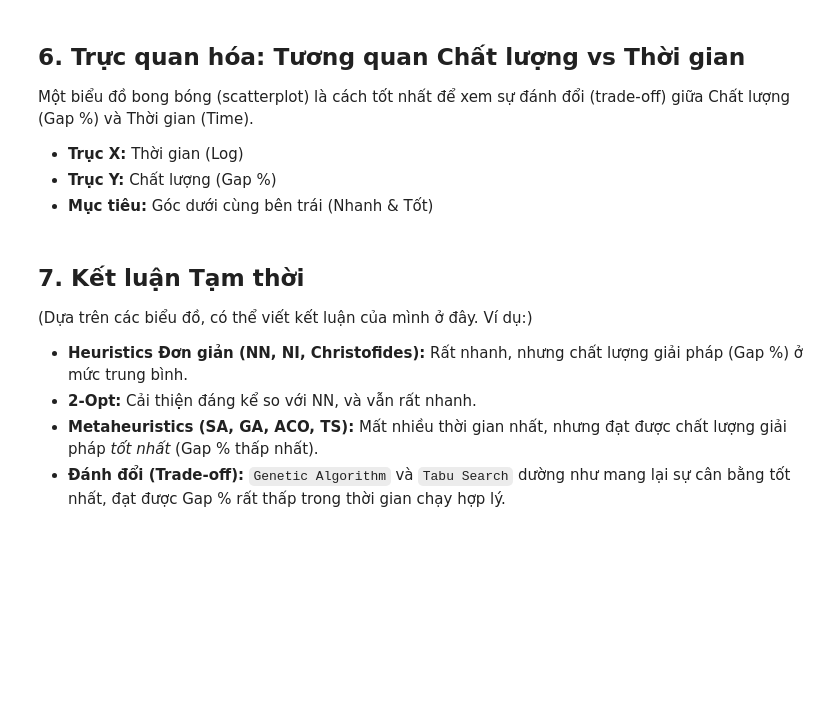
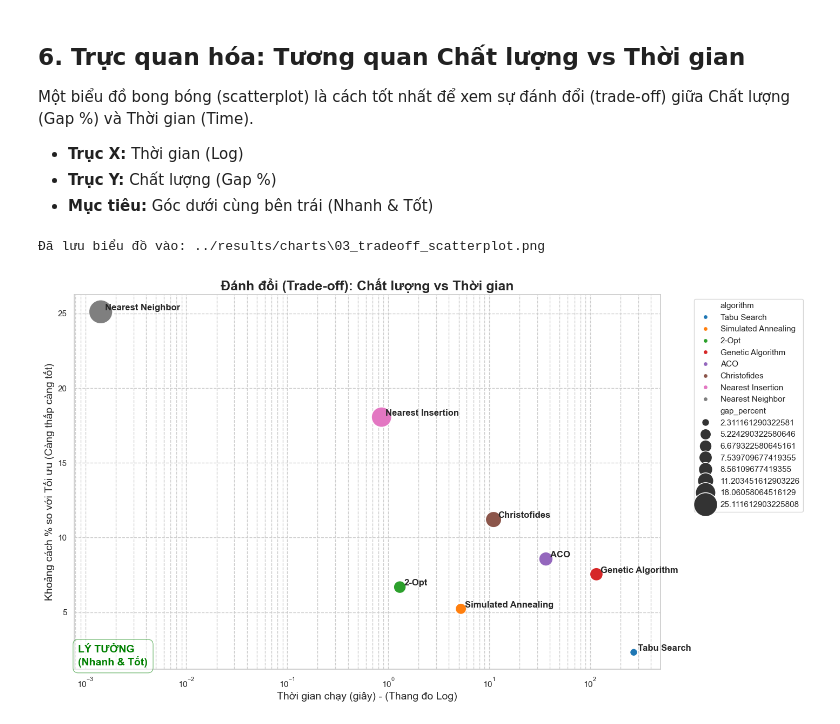
Before and after one commit to bush-le/tsp-algorithm-analysis, a Jupyter notebook: notebooks/04_analysis.ipynb, the cells around one changed output. Saved outputs shown, nothing was run; the diff lists cells and outputs as text; code cells hidden in the pictures; blank space fills up the shorter version.

Commit message:
final result

```diff
--- a/notebooks/04_analysis.ipynb
+++ b/notebooks/04_analysis.ipynb
@@ -180,64 +226,60 @@ Một biểu đồ bong bóng (scatterplot) là cách tốt nhất để xem s
 * **Mục tiêu:** Góc dưới cùng bên trái (Nhanh & Tốt)
 # %%
 if not df_benchmark.empty:
+    # df_bench_agg là kết quả groupby, chứa 'gap_percent' và 'time_sec'
     data_to_plot_tradeoff = df_bench_agg.reset_index()
 
     plt.figure(figsize=(14, 9))
 
     # Vẽ biểu đồ scatterplot với kích thước bong bóng
     ax_tradeoff = sns.scatterplot(
-        x='time',
+        # --- Sửa lỗi 1: x='time' -> 'time_sec' ---
+        x='time_sec',
         y='gap_percent',
-        hue='algorithm', # Màu sắc cho mỗi thuật toán
-        size='gap_percent', # Kích thước bong bóng (tùy chọn)
-        sizes=(100, 1000), # Phạm vi kích thước
+        hue='algorithm',
+        size='gap_percent',
+        sizes=(100, 1000),
         legend='full',
         data=data_to_plot_tradeoff,
         palette='tab10'
     )
 
     # Đặt trục X sang thang đo Log
     ax_tradeoff.set_xscale('log')
 
-    ax_tradeoff.set_title('Đánh đổi (Trade-off): Chất lượng vs Thời gian (Vấn đề N > 50)', fontsize=18, fontweight='bold')
+    ax_tradeoff.set_title('Đánh đổi (Trade-off): Chất lượng vs Thời gian', fontsize=18, fontweight='bold')
     ax_tradeoff.set_xlabel('Thời gian chạy (giây) - (Thang đo Log)', fontsize=14)
     ax_tradeoff.set_ylabel('Khoảng cách % so với Tối ưu (Càng thấp càng tốt)', fontsize=14)
 
     # Thêm nhãn cho từng điểm
     for i, row in data_to_plot_tradeoff.iterrows():
-        plt.text(row['time'] * 1.1, # Vị trí x
-                 row['gap_percent'] + 0.1, # Vị trí y
-                 row['algorithm'], # Nhãn
+        # --- Sửa lỗi 2: row['time'] -> row['time_sec'] ---
+        plt.text(row['time_sec'] * 1.1,
+                 row['gap_percent'] + 0.1,
+                 row['algorithm'],
                  fontweight='semibold')
 
     # Di chuyển chú giải (legend) ra ngoài
     ax_tradeoff.legend(bbox_to_anchor=(1.05, 1), loc='upper left')
 
     plt.grid(True, which="both", ls="--")
 
     # Đánh dấu vùng "Lý tưởng"
-    # Lấy giá trị min/max
     xmin, xmax = ax_tradeoff.get_xlim()
     ymin, ymax = ax_tradeoff.get_ylim()
     ax_tradeoff.text(xmin * 1.1, ymin * 1.1, "LÝ TƯỞNG\n(Nhanh & Tốt)",
-                     color='green', fontsize=14, fontweight='bold',
-                     ha='left', va='bottom',
-                     bbox=dict(facecolor='white', alpha=0.5, edgecolor='green', boxstyle='round,pad=0.5'))
+                      color='green', fontsize=14, fontweight='bold',
+                      ha='left', va='bottom',
+                      bbox=dict(facecolor='white', alpha=0.5, edgecolor='green', boxstyle='round,pad=0.5'))
 
     # Lưu biểu đồ
     save_path = os.path.join(IMAGES_DIR, '03_tradeoff_scatterplot.png')
     plt.savefig(save_path, dpi=300, bbox_inches='tight')
     print(f"Đã lưu biểu đồ vào: {save_path}")
 
     plt.show()
 else:
     print("Không có dữ liệu benchmark để vẽ biểu đồ Tương quan.")
+# %% [output]
+Đã lưu biểu đồ vào: ../results/charts\03_tradeoff_scatterplot.png
+[figure, added]
-# %% [markdown]
-## 7. Kết luận Tạm thời
-
-(Dựa trên các biểu đồ,  có thể viết kết luận của mình ở đây. Ví dụ:)
-
-* **Heuristics Đơn giản (NN, NI, Christofides):** Rất nhanh, nhưng chất lượng giải pháp (Gap %) ở mức trung bình.
-* **2-Opt:** Cải thiện đáng kể so với NN, và vẫn rất nhanh.
-* **Metaheuristics (SA, GA, ACO, TS):** Mất nhiều thời gian nhất, nhưng đạt được chất lượng giải pháp *tốt nhất* (Gap % thấp nhất).
-* **Đánh đổi (Trade-off):** `Genetic Algorithm` và `Tabu Search` dường như mang lại sự cân bằng tốt nhất, đạt được Gap % rất thấp trong thời gian chạy hợp lý.
```
Also changed, not shown: parts of 5 cells of this notebook, 1 other file.
